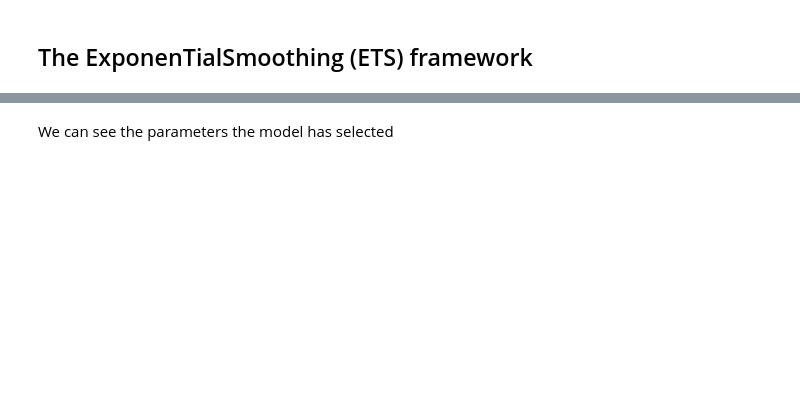
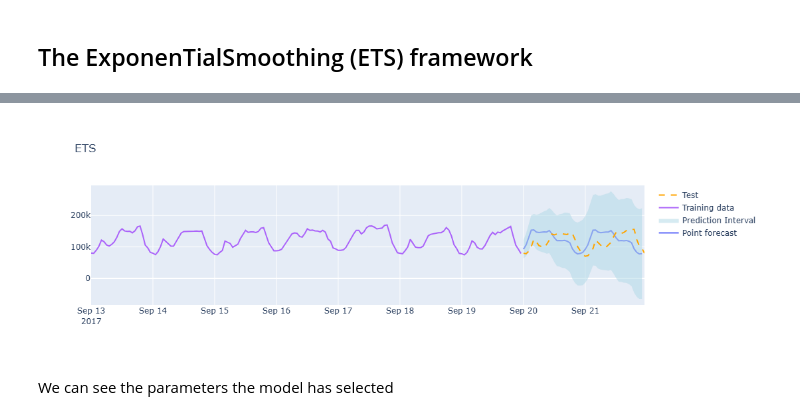
Before and after one commit to SomersetNHSFoundationTrust/DataScienceCourse, a Jupyter notebook: Content/Exponential_smoothing_models.ipynb, the cells around one changed output, grey strips where cells are left out. Cells and saved outputs as stored; diff of their text form; code cells hidden in the pictures; blank space fills up the shorter version.

```diff
--- a/Content/Exponential_smoothing_models.ipynb
+++ b/Content/Exponential_smoothing_models.ipynb
@@ -95,0 +21,5 @@ ts_fig.show()
+# %%
+df = pd.read_csv(
+    "https://raw.githubusercontent.com/Naren8520/Serie-de-tiempo-con-Machine-Learning/main/Data/ads.csv"
+)
+df.head()
@@ -96 +33,5 @@ ts_fig.show()
+# %%
+# Split into training/ testing datasets.
+train = df[df.Time <= "2017-09-20 17:00:00"]
+test = df[df.Time > "2017-09-20 17:00:00"]
 # %% [markdown]
@@ -580,13 +399,16 @@ Fitting our data using `ETSModel`.
 # %%
 ets_model = ETSModel(
-    endog=ts_data["avg_daily_attendances"],
+    endog=train["Ads"],
     # All we need to do is specify the seasonal period,
     # And whether the trend/seasonal components are additive or multiplicative
-    seasonal_periods=12,
+    seasonal_periods=24,
     trend="add",
     seasonal="add",
 ).fit()
 # %%
 # Predict from trained model
-ets_series = ets_model.predict(start=post_covid.index[1], end=post_covid.index[-1])
-ets_series.head()
+pred = ets_model.get_prediction(
+    start=test.index[1], end=test.index[-1]
+)  # Prediction intervals
+ets_prediction = pred.summary_frame(alpha=0.05)
+ets_prediction.head()
@@ -604,3 +422,46 @@ hw_series_fig.show()
+# %%
+fig = go.Figure()
+
+fig.add_trace(
+    go.Scatter(
+        x=test.Time, y=ets_prediction["mean"], mode="lines", name="Point forecast"
+    )
+)
+
+fig.add_trace(
+    go.Scatter(
+        x=test.Time,
+        y=ets_prediction["pi_upper"],
+        mode="lines",
+        line=dict(width=0),
+        showlegend=False,
+    )
+)
+
+fig.add_trace(
+    go.Scatter(
+        x=test.Time,
+        y=ets_prediction["pi_lower"],
+        mode="lines",
+        line=dict(width=0),
+        fill="tonexty",
+        fillcolor="rgba(173,216,230,0.5)",
+        name="Prediction Interval",
+    )
+)
+
+fig.add_trace(go.Scatter(x=train.Time, y=train["Ads"], name="Training data"))
+fig.update_layout(title="ETS")
+
+fig.add_trace(
+    go.Scatter(
+        x=test.Time, y=test.Ads, name="Test", line=dict(dash="dash", color="orange")
+    )
+)
+
+fig.show()
+# %% [output]
+[figure, added]
 # %% [markdown]
 We can see the parameters the model has selected
 # %%
```
Also changed, not shown: parts of 143 cells of this notebook, 1 other file.
